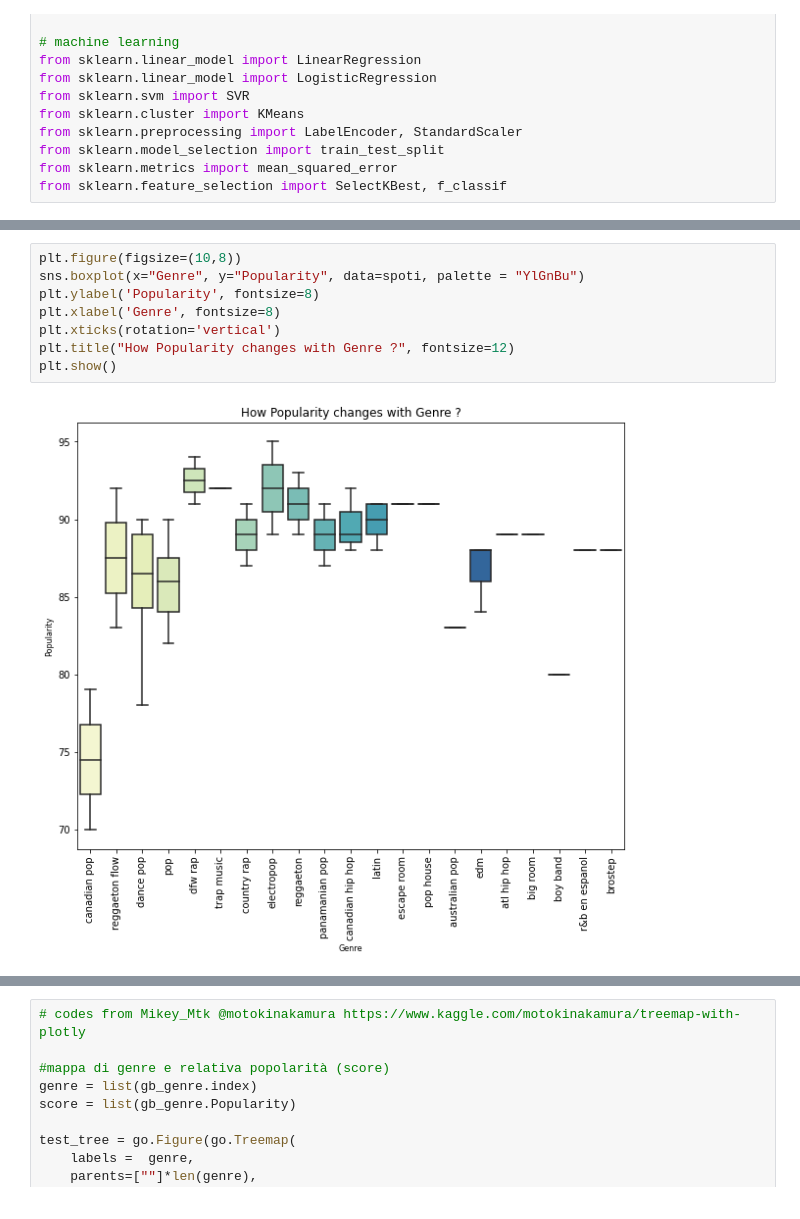
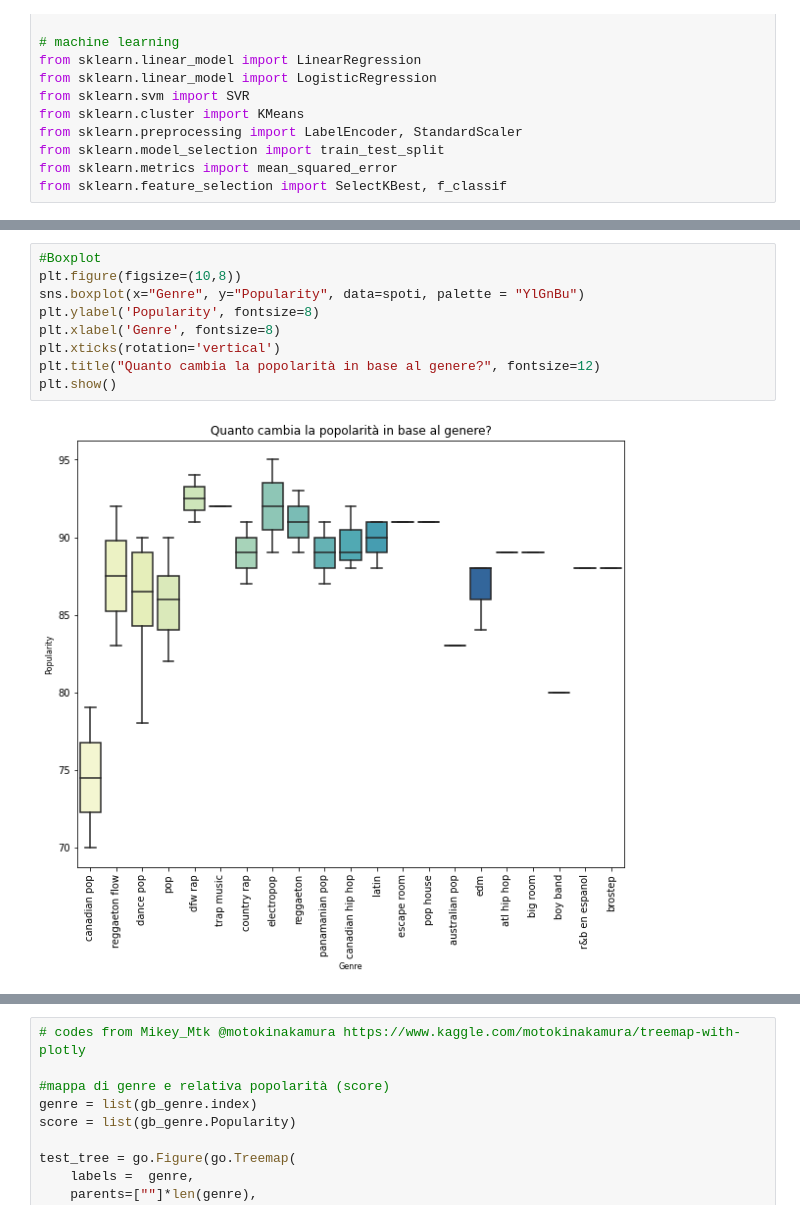
Before and after one commit to lilbrizzi/SpotifyTop50SongsAnalysis, a Jupyter notebook: laboDataScience.ipynb, the cells around one changed output, grey strips where cells are left out. Drawn from its saved outputs; the diff is of its cells as text.

```diff
--- a/laboDataScience.ipynb
+++ b/laboDataScience.ipynb
@@ -128,10 +154,11 @@ plt.show()
 # %%
+#Boxplot
 plt.figure(figsize=(10,8))
 sns.boxplot(x="Genre", y="Popularity", data=spoti, palette = "YlGnBu")
 plt.ylabel('Popularity', fontsize=8)
 plt.xlabel('Genre', fontsize=8)
 plt.xticks(rotation='vertical')
-plt.title("How Popularity changes with Genre ?", fontsize=12)
+plt.title("Quanto cambia la popolarità in base al genere?", fontsize=12)
 plt.show()
 # %% [output]
-[figure, old version]
+[figure, new version]
```
Also changed, not shown: parts of 16 cells of this notebook.
